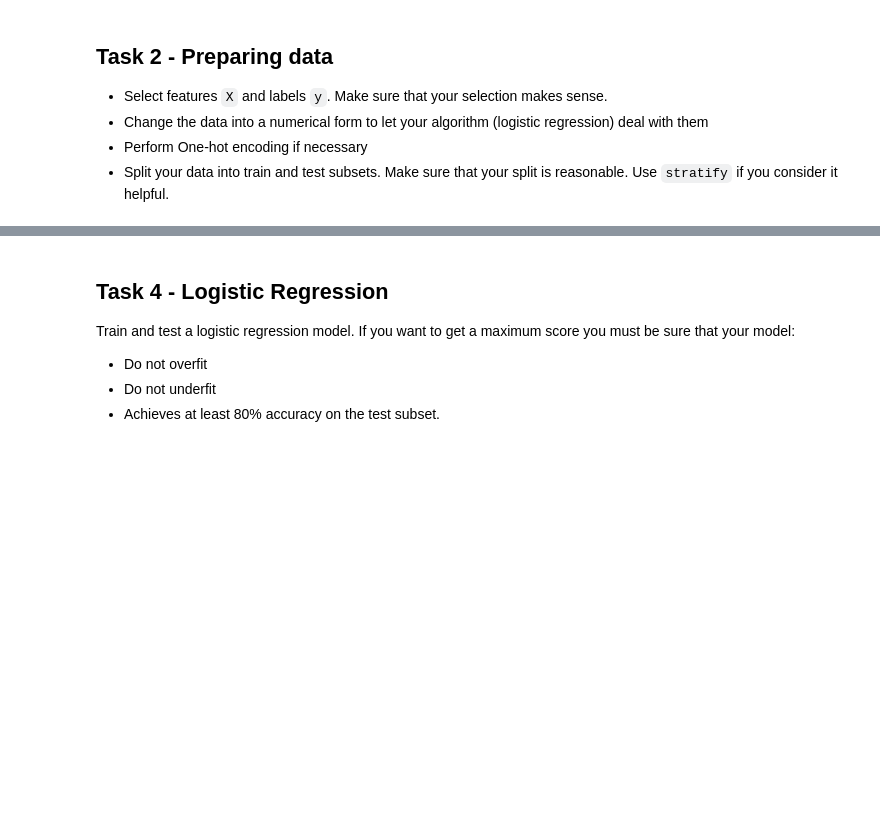
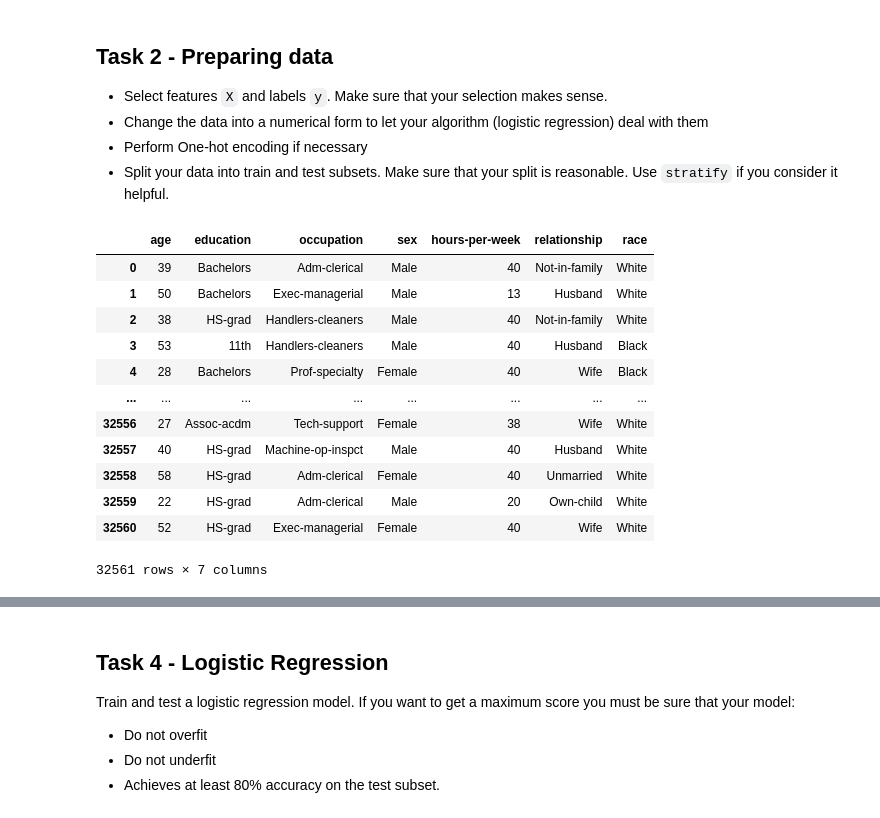
Before and after one commit to sobson125/Machine-Learning, a Jupyter notebook: Studies/Logistic Regression/LogisticRegressionTask.ipynb, the cells around one changed output, grey strips where cells are left out. Drawn from its saved outputs; the diff is of its cells as text; code cells hidden in the pictures; blank space fills up the shorter version.

```diff
--- a/Studies/Logistic Regression/LogisticRegressionTask.ipynb
+++ b/Studies/Logistic Regression/LogisticRegressionTask.ipynb
@@ -76,3 +108,20 @@ dtype: int64
 - Change the data into a numerical form to let your algorithm (logistic regression) deal with them
 - Perform One-hot encoding if necessary
 - Split your data into train and test subsets. Make sure that your split is reasonable. Use `stratify` if you consider it helpful.
+# %%
+X = df[['age', 'education', 'occupation', 'sex', 'hours-per-week', 'relationship', 'race']]
+X
+# %% [output]
+|  | age | education | occupation | sex | hours-per-week | relationship | race |
+| 0 | 39 | Bachelors | Adm-clerical | Male | 40 | Not-in-family | White |
+| 1 | 50 | Bachelors | Exec-managerial | Male | 13 | Husband | White |
+| 2 | 38 | HS-grad | Handlers-cleaners | Male | 40 | Not-in-family | White |
+| 3 | 53 | 11th | Handlers-cleaners | Male | 40 | Husband | Black |
+| 4 | 28 | Bachelors | Prof-specialty | Female | 40 | Wife | Black |
+| ... | ... | ... | ... | ... | ... | ... | ... |
+| 32556 | 27 | Assoc-acdm | Tech-support | Female | 38 | Wife | White |
+| 32557 | 40 | HS-grad | Machine-op-inspct | Male | 40 | Husband | White |
+| 32558 | 58 | HS-grad | Adm-clerical | Female | 40 | Unmarried | White |
+| 32559 | 22 | HS-grad | Adm-clerical | Male | 20 | Own-child | White |
+| 32560 | 52 | HS-grad | Exec-managerial | Female | 40 | Wife | White |
+32561 rows × 7 columns
```
Also changed, not shown: parts of 22 cells of this notebook.
